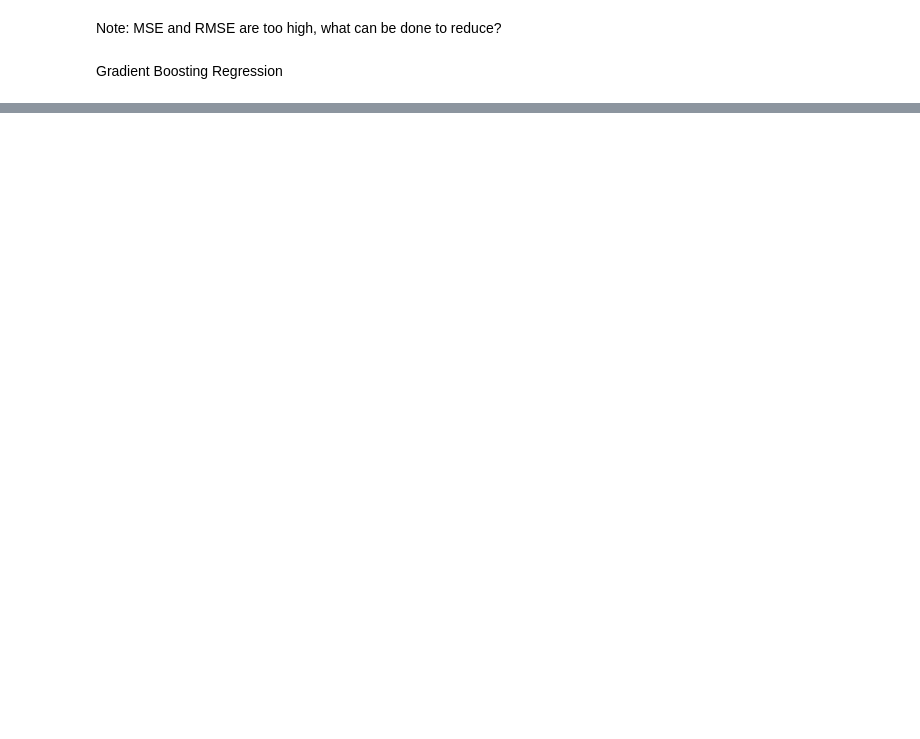
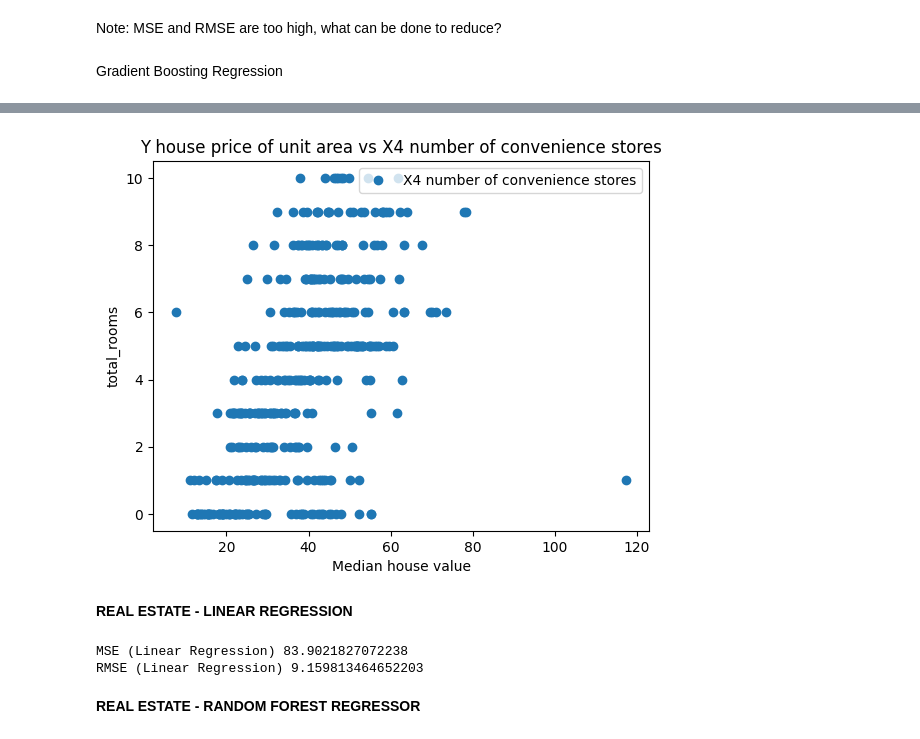
Before and after one commit to yuqingg3/Housing-AI, a Jupyter notebook: HousingAI.ipynb, the cells around one changed output, grey strips where cells are left out. Saved outputs shown, nothing was run; the diff lists cells and outputs as text; code cells hidden in the pictures; blank space fills up the shorter version.

```diff
--- a/HousingAI.ipynb
+++ b/HousingAI.ipynb
@@ -175,0 +287,3 @@ plt.show()
+# %%
+df = pd.read_csv(r'/content/Real estate.csv')
+df.head()
@@ -175,0 +311,8 @@ plt.show()
+# %%
+df.plot(x='Y house price of unit area', y='X4 number of convenience stores', style = 'o')
+plt.title("Y house price of unit area vs X4 number of convenience stores")
+plt.xlabel("Median house value")
+plt.ylabel("total_rooms")
+plt.show()
+# %% [output]
+[figure, added]
@@ -175,0 +324,15 @@ plt.show()
+# %% [markdown]
+**REAL ESTATE - LINEAR REGRESSION**
+# %%
+regresor = LinearRegression()
+regresor.fit(x_train, y_train)
+y_pred_LinearRegression=regresor.predict(x_test)
+dfe = pd.DataFrame({'Actual': [y_test], 'Predicted': [y_pred_LinearRegression]})
+dfe
+print("MSE (Linear Regression)", mean_squared_error(y_test,y_pred_LinearRegression))
+print("RMSE (Linear Regression)", math.sqrt(mean_squared_error(y_test,y_pred_LinearRegression)))
+# %% [output]
+MSE (Linear Regression) 83.9021827072238
+RMSE (Linear Regression) 9.159813464652203
+# %% [markdown]
+**REAL ESTATE - RANDOM FOREST REGRESSOR**
```
Also changed, not shown: parts of 54 cells of this notebook.
